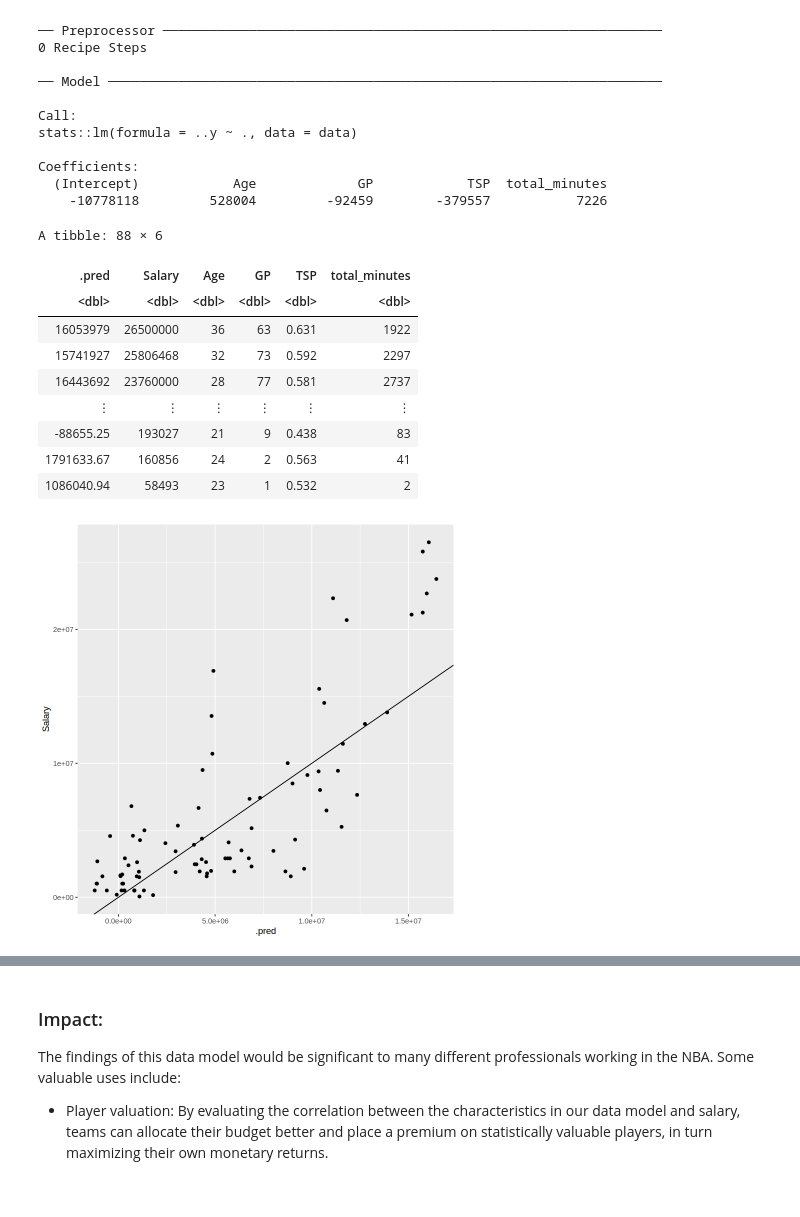
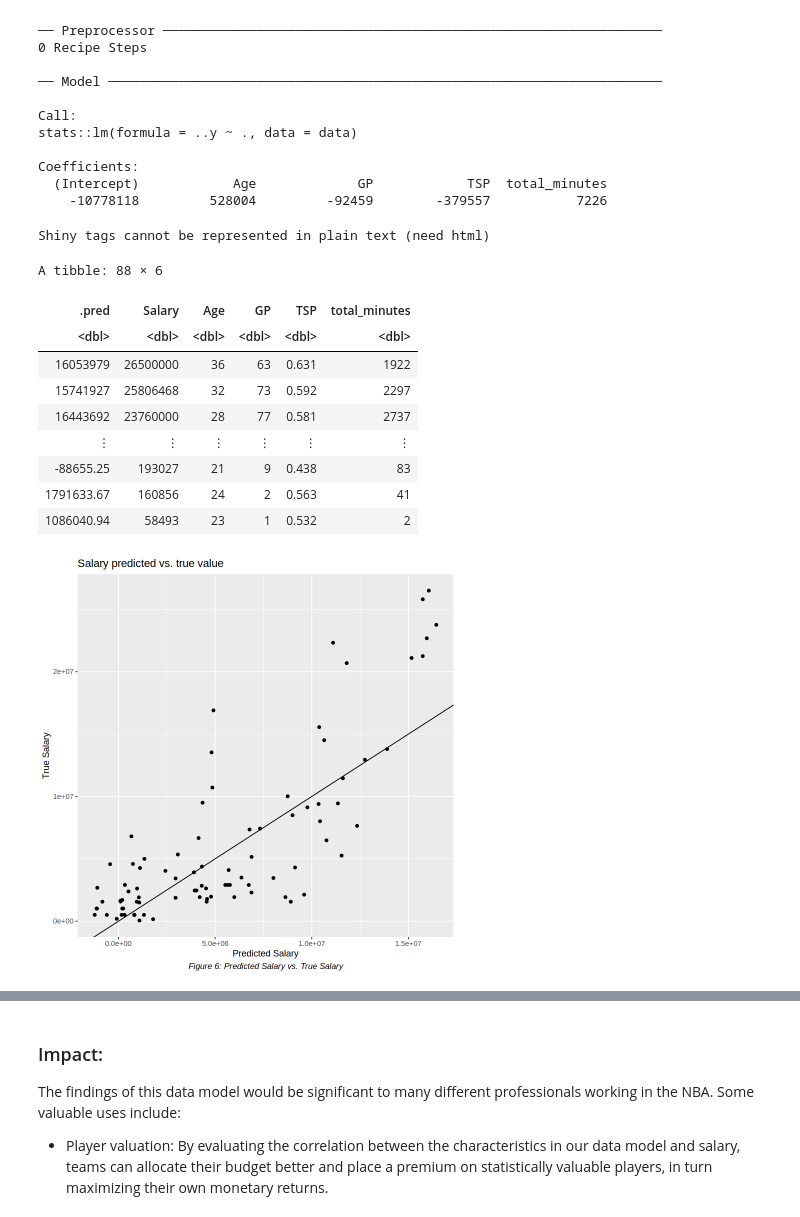
Before and after one commit to Kotaro16/DSCI_100_Group_Project, a Jupyter notebook: nba_22_23_proposal.ipynb, the cells around one changed output, grey strips where cells are left out. Saved outputs shown, nothing was run; the diff lists cells and outputs as text; code cells hidden in the pictures.

Commit message:
Table figures and edited parts

```diff
--- a/nba_22_23_proposal.ipynb
+++ b/nba_22_23_proposal.ipynb
@@ -260,9 +281,11 @@ Coefficients:
 nba_test_result <- nba_fit |>
   predict(nba_testing) |>
   bind_cols(nba_testing)
+h3("Table 4: Summarized test dataset with predicted vales")
 nba_test_result
 # %% [output]
-A tibble: 88 × 6
+Shiny tags cannot be represented in plain text (need html)
+A tibble: 88 × 6
 | .pred | Salary | Age | GP | TSP | total_minutes |
 | <dbl> | <dbl> | <dbl> | <dbl> | <dbl> | <dbl> |
 | 16053979 | 26500000 | 36 | 63 | 0.631 | 1922 |
@@ -275,11 +298,14 @@ A tibble: 88 × 6
 # %%
 nba_test_results_plot <- ggplot(nba_test_result, aes(x=.pred,y=Salary)) +
                                geom_point()+
-                                geom_abline(slope=1,intercept=0)
+                                geom_abline(slope=1,intercept=0)+
+                                labs(x="Predicted Salary",y="True Salary",title="Salary predicted vs. true value",
+                                     caption="Figure 6: Predicted Salary vs. True Salary")+
+                                theme(plot.caption = element_text(hjust = 0.5,size = 10,face = "italic"))
 
 nba_test_results_plot
 # %% [output]
-[figure, old version]
+[figure, new version]
 # %% [markdown]
 ### Discussion:
 
```
Also changed, not shown: parts of 10 cells of this notebook.
